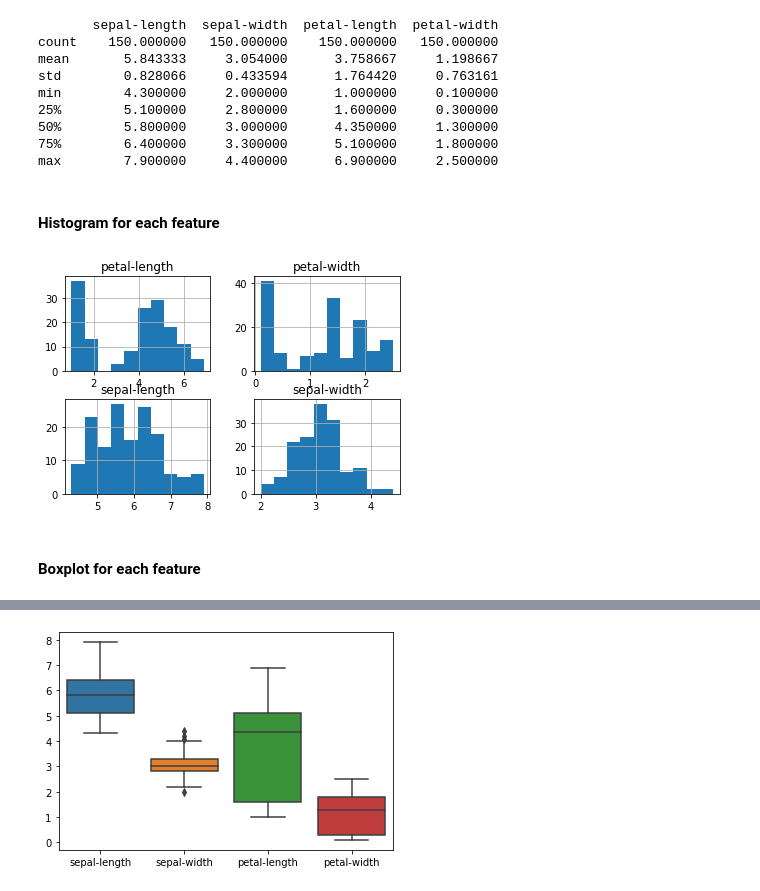
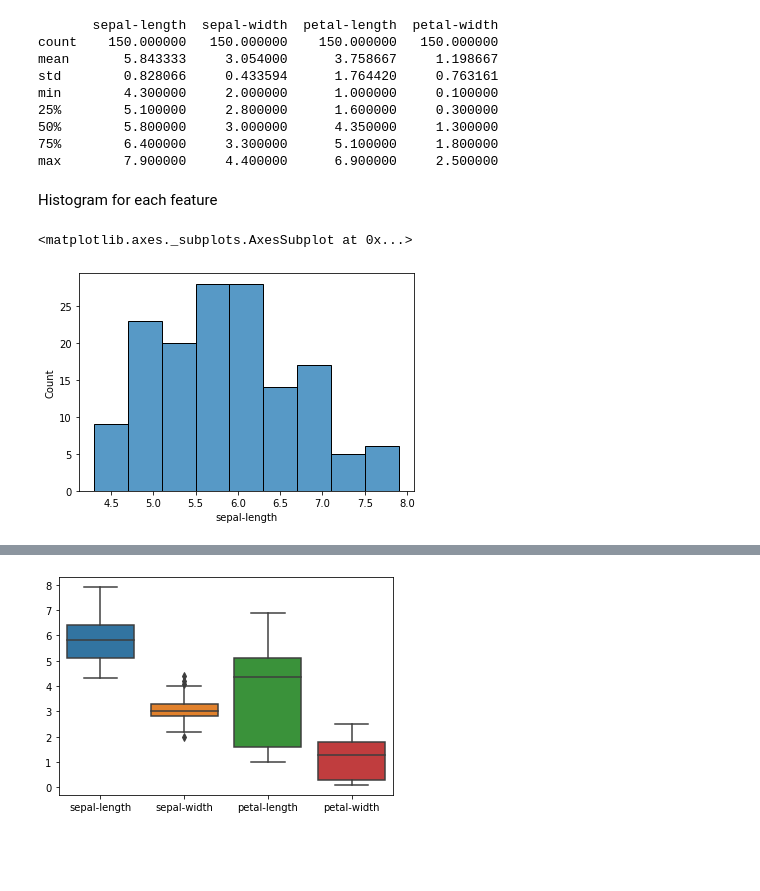
Before and after one commit to iamrohitsuthar/LP1, a Jupyter notebook: Data_Analytics/Assignment1/Assignment1.ipynb, the cells around one changed output, grey strips where cells are left out. Drawn from its saved outputs; the diff is of its cells as text; code cells hidden in the pictures; blank space fills up the shorter version.

```diff
--- a/Data_Analytics/Assignment1/Assignment1.ipynb
+++ b/Data_Analytics/Assignment1/Assignment1.ipynb
@@ -35,11 +35,9 @@ min        4.300000     2.000000      1.000000     0.100000
 75%        6.400000     3.300000      5.100000     1.800000
 max        7.900000     4.400000      6.900000     2.500000
 # %% [markdown]
-#### Histogram for each feature
+Histogram for each feature
-# %%
-dataset.hist()
-plt.show()
-# %% [output]
-[figure, removed]
-# %% [markdown]
-#### Boxplot for each feature
+# %%
+sns.histplot(x="sepal-length", data=dataset)
+# %% [output]
+<matplotlib.axes._subplots.AxesSubplot at 0x...>
+[figure, added]
```
Also changed, not shown: parts of 5 cells of this notebook, 6 other files.
